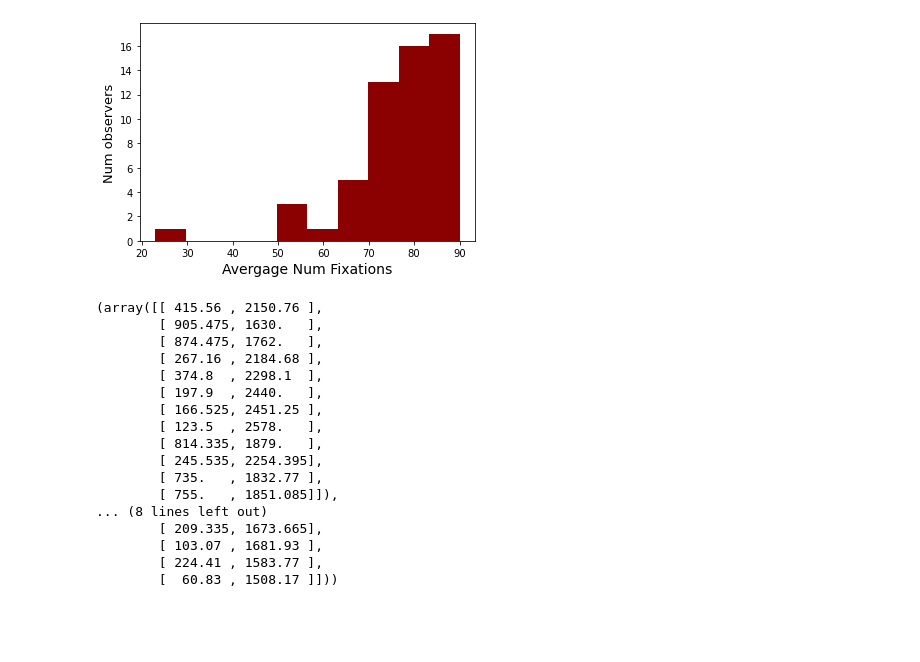
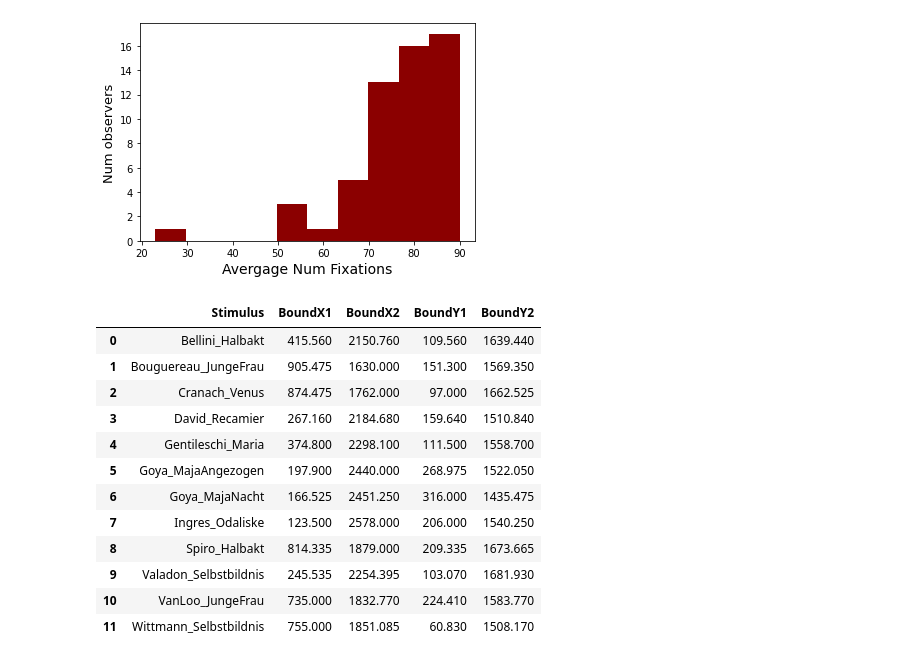
Before and after one commit to jozsarato/PyEyeSim, a Jupyter notebook: PyEyeSimDemo.ipynb, the cells around one changed output. Cells and saved outputs as stored; diff of their text form; code cells hidden in the pictures; blank space fills up the shorter version.

Commit message:
Updated data for descriptives
xarray for mean and SD of fix
pandas for inferred stimulus boundaries

```diff
--- a/PyEyeSimDemo.ipynb
+++ b/PyEyeSimDemo.ipynb
@@ -55,5 +67,5 @@ fixData
 # %%
-NFix,Stimuli,Subjects,MeanFixXY,SDFixXY,BoundsX,BoundsY=pysim.RunDescriptiveFix(fixData,StimName='Painting',SubjName='subjectID',Visual=1)
+NFix,Stimuli,Subjects,MeanFixXY,SDFixXY,Bounds=pysim.RunDescriptiveFix(fixData,StimName='Painting',SubjName='subjectID',Visual=1)
 # %% [output]
 Data for  56 observers and  12  stimuli.
 Mean fixation number:  76.81  +/-  11.44
@@ -64,22 +76,18 @@ Mean Y location:  771.54  +/-  78.3  pixels
 [figure]
 [figure]
 # %%
-BoundsX,BoundsY
+Bounds
 # %% [output]
-(array([[ 415.56 , 2150.76 ],
-        [ 905.475, 1630.   ],
-        [ 874.475, 1762.   ],
-        [ 267.16 , 2184.68 ],
-        [ 374.8  , 2298.1  ],
-        [ 197.9  , 2440.   ],
-        [ 166.525, 2451.25 ],
-        [ 123.5  , 2578.   ],
-        [ 814.335, 1879.   ],
-        [ 245.535, 2254.395],
-        [ 735.   , 1832.77 ],
-        [ 755.   , 1851.085]]),
-... (8 lines left out)
-        [ 209.335, 1673.665],
-        [ 103.07 , 1681.93 ],
-        [ 224.41 , 1583.77 ],
-        [  60.83 , 1508.17 ]]))
+|  | Stimulus | BoundX1 | BoundX2 | BoundY1 | BoundY2 |
+| 0 | Bellini_Halbakt | 415.560 | 2150.760 | 109.560 | 1639.440 |
+| 1 | Bouguereau_JungeFrau | 905.475 | 1630.000 | 151.300 | 1569.350 |
+| 2 | Cranach_Venus | 874.475 | 1762.000 | 97.000 | 1662.525 |
+| 3 | David_Recamier | 267.160 | 2184.680 | 159.640 | 1510.840 |
+| 4 | Gentileschi_Maria | 374.800 | 2298.100 | 111.500 | 1558.700 |
+| 5 | Goya_MajaAngezogen | 197.900 | 2440.000 | 268.975 | 1522.050 |
+| 6 | Goya_MajaNacht | 166.525 | 2451.250 | 316.000 | 1435.475 |
+| 7 | Ingres_Odaliske | 123.500 | 2578.000 | 206.000 | 1540.250 |
+| 8 | Spiro_Halbakt | 814.335 | 1879.000 | 209.335 | 1673.665 |
+| 9 | Valadon_Selbstbildnis | 245.535 | 2254.395 | 103.070 | 1681.930 |
+| 10 | VanLoo_JungeFrau | 735.000 | 1832.770 | 224.410 | 1583.770 |
+| 11 | Wittmann_Selbstbildnis | 755.000 | 1851.085 | 60.830 | 1508.170 |
```
Also changed, not shown: parts of 2 cells of this notebook, 1 other file.
